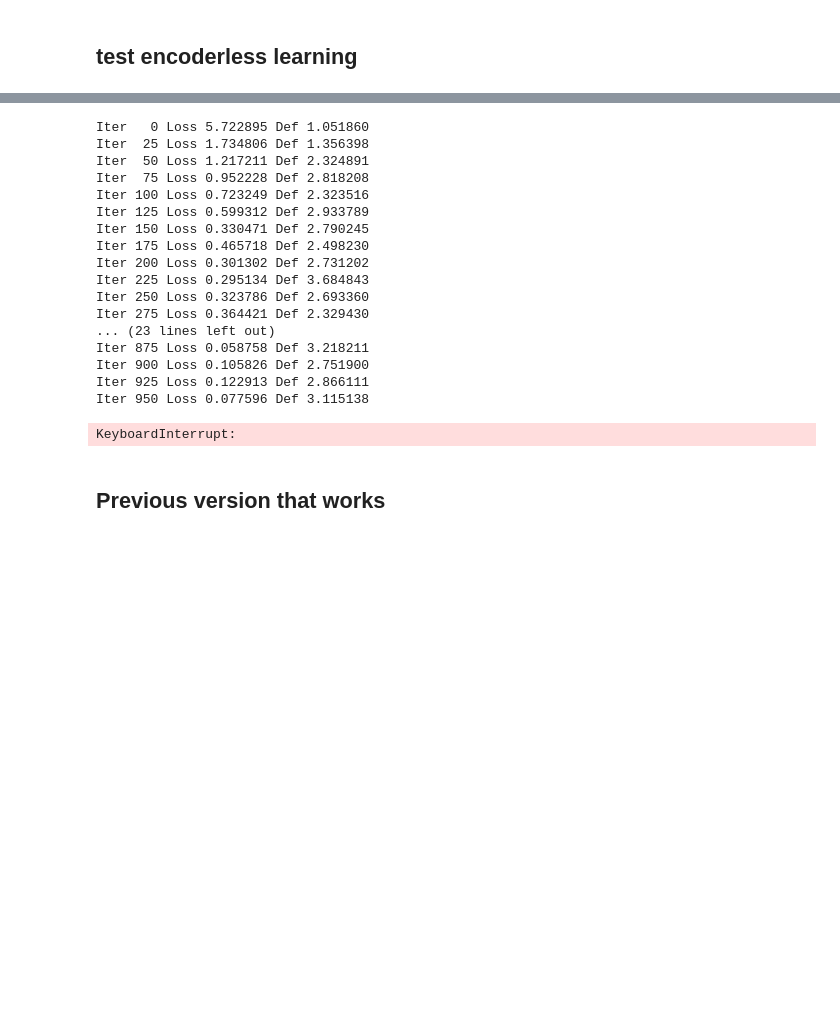
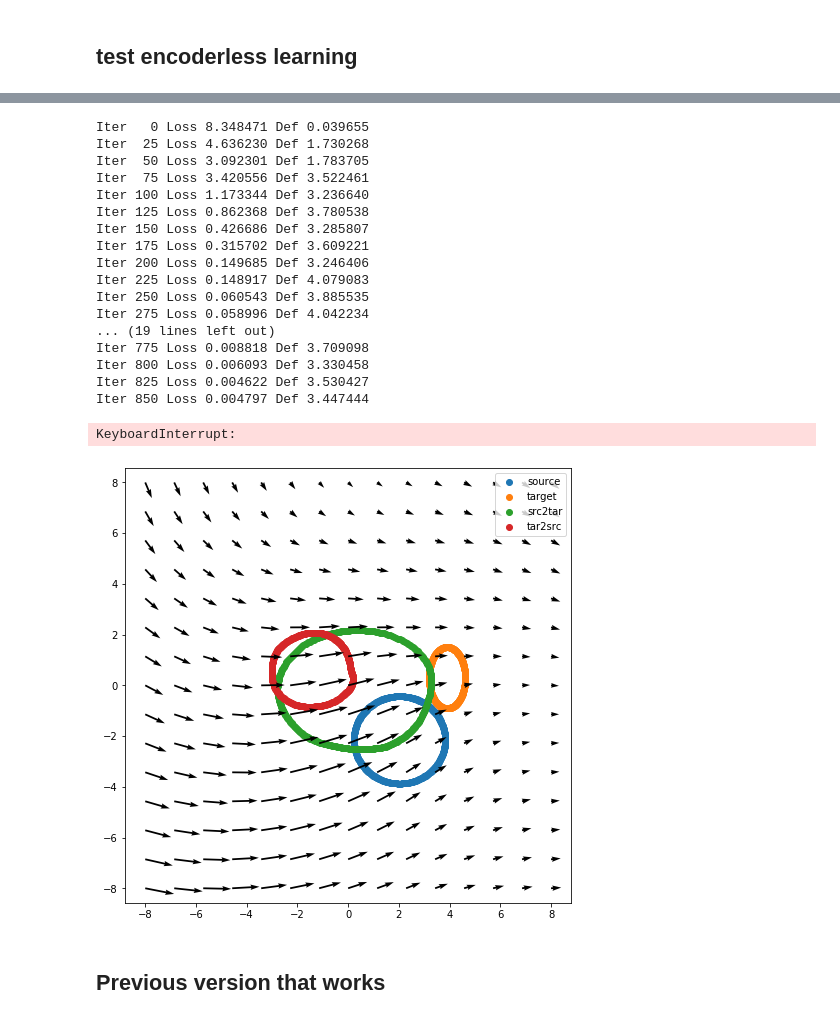
Before and after one commit to maxjiang93/ShapeFlow, a Jupyter notebook: minimal_2d_example.ipynb, the cells around one changed output, grey strips where cells are left out. Saved outputs shown, nothing was run; the diff lists cells and outputs as text; code cells hidden in the pictures; blank space fills up the shorter version.

```diff
--- a/minimal_2d_example.ipynb
+++ b/minimal_2d_example.ipynb
@@ -21,7 +39,7 @@ x0 = torch.stack((torch.cos(theta),
 torch.manual_seed(2)
 # create variations of the source
 all_shapes = [x0]
-ns = 36
+ns = 128
 for i in range(ns-1):
     scale = torch.randn(2) * 0.5 + 2
     shift = torch.randn(2) * 2
@@ -30,9 +48,9 @@ for i in range(ns-1):
 
 x_all = torch.stack(all_shapes, dim=0)  # [nshapes, npoints, 3]
 
-plt.figure()
-for i in range(ns):
-    plt.scatter(x_all[i, :, 0], x_all[i, :, 1], label='x_{}'.format(i))
-plt.axis('equal')
-# plt.legend()
-plt.show()
+# plt.figure()
+# for i in range(ns):
+#     plt.scatter(x_all[i, :, 0], x_all[i, :, 1], label='x_{}'.format(i))
+# plt.axis('equal')
+# # plt.legend()
+# plt.show()
@@ -107,16 +123,16 @@ device = torch.device('cuda')
 latent_size = 128
 deformer = NeuralFlowDeformer(dim=2, latent_size=latent_size, f_nlayers=6, f_width=64, s_nlayers=4, s_width=32, method=method, nonlinearity='leakyrelu', arch='imnet',
                               adjoint=optim_with_adjoint_gradient, rtol=1e-4, conformal=False)
+lat_params = torch.nn.Parameter(torch.randn(ns, latent_size)*1e-1, requires_grad=True)
+deformer.add_lat_params(lat_params)
 deformer.to(device)
-lats = torch.nn.Parameter(torch.randn(ns, latent_size)*1, requires_grad=True)
-
 
 chamfer_dist = ChamferDistKDTree(reduction='mean', njobs=1)
 crit = torch.nn.MSELoss()
 # by wrapping encoder into deformer, no need to add encoder parameters individually
-optim = torch.optim.Adam(list(deformer.parameters()) + [lats], lr=1e-3)
+optim = torch.optim.Adam(list(deformer.parameters()), lr=1e-3)
 
-lats = lats.to(device)
+# lats = lats.to(device)
 
 deformer.train()
 
@@ -134,8 +150,10 @@ for i in range(400): # train for 100 epochs
         x_src_pad = torch.cat([x_src, x_pad], dim=-1)
         x_tar_pad = torch.cat([x_tar, x_pad], dim=-1)
 
-        l_src = lats[ii]
-        l_tar = lats[jj]
+#         l_src = lats[ii]
+#         l_tar = lats[jj]
+        l_src = deformer.get_lat_params(ii)
+        l_tar = deformer.get_lat_params(jj)
 
         x_src_ = torch.cat([x_src, x_tar], dim=0)
         x_tar_ = torch.cat([x_tar, x_src], dim=0)
@@ -143,7 +161,10 @@ for i in range(400): # train for 100 epochs
         l_tar_ = torch.cat([l_tar, l_src], dim=0)
 
         # okay to batch. not okay to call deformer twice (somehow breaks the gradients from adjoint solver)
-        x_s2t = deformer(x_src_, l_src_, l_tar_)
+#         x_s2t = deformer(x_src_, l_src_, l_tar_)
+        # try hub and spokes model
+        x_000 = deformer(x_src_, l_src_, torch.zeros_like(l_src_))
+        x_s2t = deformer(x_000,  torch.zeros_like(l_src_), l_tar_)
 
         _, _, dist_s2t = chamfer_dist(x_s2t, x_tar_)
 
@@ -159,23 +180,23 @@ for i in range(400): # train for 100 epochs
             print("Iter {:3d} Loss {:3f} Def {:3f}".format(step, loss.item(), deform_abs.item()))
         step += 1
 # %% [output]
-Iter   0 Loss 5.722895 Def 1.051860
-Iter  25 Loss 1.734806 Def 1.356398
-Iter  50 Loss 1.217211 Def 2.324891
-Iter  75 Loss 0.952228 Def 2.818208
-Iter 100 Loss 0.723249 Def 2.323516
-Iter 125 Loss 0.599312 Def 2.933789
-Iter 150 Loss 0.330471 Def 2.790245
-Iter 175 Loss 0.465718 Def 2.498230
-Iter 200 Loss 0.301302 Def 2.731202
-Iter 225 Loss 0.295134 Def 3.684843
-Iter 250 Loss 0.323786 Def 2.693360
-Iter 275 Loss 0.364421 Def 2.329430
-... (23 lines left out)
-Iter 875 Loss 0.058758 Def 3.218211
-Iter 900 Loss 0.105826 Def 2.751900
-Iter 925 Loss 0.122913 Def 2.866111
-Iter 950 Loss 0.077596 Def 3.115138
+Iter   0 Loss 8.348471 Def 0.039655
+Iter  25 Loss 4.636230 Def 1.730268
+Iter  50 Loss 3.092301 Def 1.783705
+Iter  75 Loss 3.420556 Def 3.522461
+Iter 100 Loss 1.173344 Def 3.236640
+Iter 125 Loss 0.862368 Def 3.780538
+Iter 150 Loss 0.426686 Def 3.285807
+Iter 175 Loss 0.315702 Def 3.609221
+Iter 200 Loss 0.149685 Def 3.246406
+Iter 225 Loss 0.148917 Def 4.079083
+Iter 250 Loss 0.060543 Def 3.885535
+Iter 275 Loss 0.058996 Def 4.042234
+... (19 lines left out)
+Iter 775 Loss 0.008818 Def 3.709098
+Iter 800 Loss 0.006093 Def 3.330458
+Iter 825 Loss 0.004622 Def 3.530427
+Iter 850 Loss 0.004797 Def 3.447444
 KeyboardInterrupt:
 # %%
 # visualize source and target
@@ -186,35 +207,37 @@ hs = int(s/2)
 x_s2t_ = x_s2t[:hs].detach().cpu().numpy()
 x_t2s_ = x_s2t[hs:].detach().cpu().numpy()
 
-idx = 6
+idx = 0
 
 plt.figure(figsize=(8,8))
 plt.scatter(x_src_[idx, :, 0], x_src_[idx, :, 1], label='source')
 plt.scatter(x_tar_[idx, :, 0], x_tar_[idx, :, 1], label='target')
 plt.scatter(x_s2t_[idx, :, 0], x_s2t_[idx, :, 1], label='src2tar')
 plt.scatter(x_t2s_[idx, :, 0], x_t2s_[idx, :, 1], label='tar2src')
 
 # n = x_src_.shape[1]
 # for i in range(n):
 #     plt.plot([x_src_[idx, i, 0], x_s2t_[idx, i, 0]], [x_src_[idx, i, 1], x_s2t_[idx, i, 1]], color='black')
 
 # visualize flow field
-t = 0.5
+t = 1.0
 r = 15
 l = torch.linspace(-8, 8, r)
 xy = torch.stack(torch.meshgrid(l, l), dim=-1)  # [50, 50, 2]
 xy = xy.reshape([1, -1, 2]).cuda()
 
 deformer.net.update_latents(l_src[idx:idx+1], l_tar[idx:idx+1])
 v = deformer.net(t, xy).detach().cpu().numpy()
 # plt.figure(figsize=(8, 8))
 xy = xy.detach().cpu().numpy()
 plt.quiver(xy[0, :, 0], xy[0, :, 1], v[0, :, 0], v[0, :, 1])
 # plt.show()
 
 plt.axis('equal')
 plt.legend()
 plt.show()
+# %% [output]
+[figure, added]
 # %% [markdown]
 ## Previous version that works
 # %%
```
Also changed, not shown: parts of 7 cells of this notebook, 2 other files.
